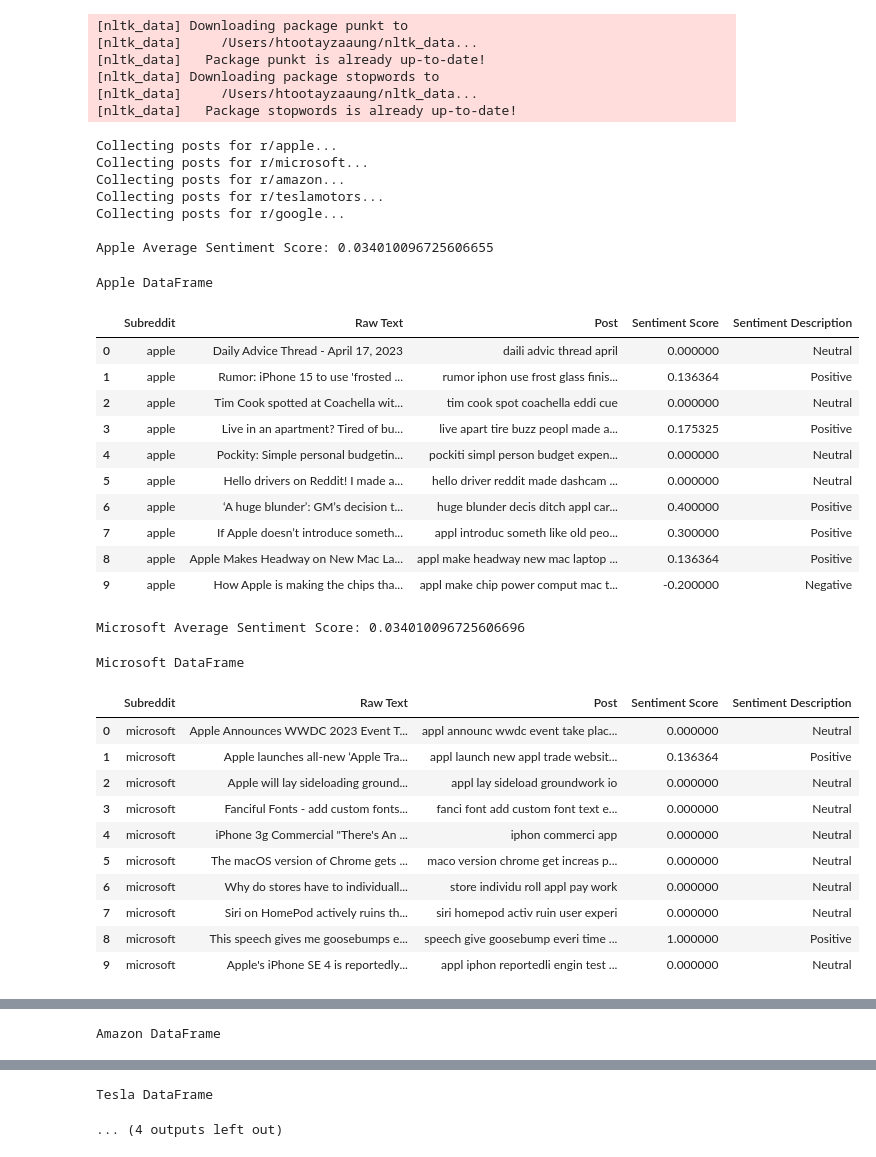
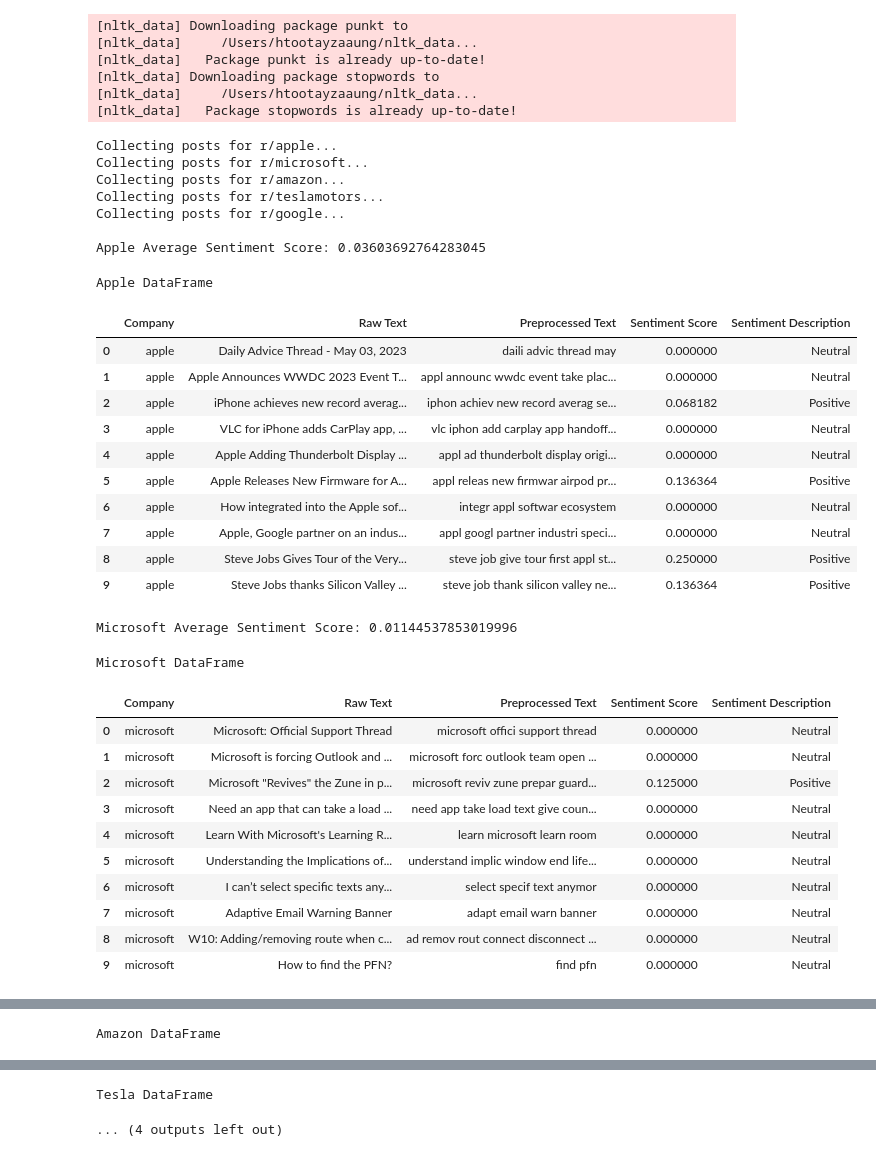
Before and after one commit to htootayzaaung/Data-Mining, a Jupyter notebook: Sentiment Analysis.ipynb, the cells around one changed output, grey strips where cells are left out. Cells and saved outputs as stored; diff of their text form; code cells hidden in the pictures.

```diff
--- a/Sentiment Analysis.ipynb
+++ b/Sentiment Analysis.ipynb
@@ -56,16 +56,11 @@ def preprocess_post(post):
 # List of subreddits to collect posts and analyze sentiment for
 subreddits = ["apple", "microsoft", "amazon", "teslamotors", "google"]
 
-# List to store preprocessed posts
+# Initialize the lists outside the loop
+subreddit_list = []
 preprocessed_posts = []
-
-# List to store raw posts
 raw_posts = []
-
-# List to store sentiment scores for each subreddit
 sentiment_scores = []
-
-# List to store sentiment descriptions for each score
 sentiment_descriptions = []
 
 # Loop through each subreddit and collect 1000 posts
@@ -95,70 +90,73 @@ for subreddit in subreddits:
             sentiment_description = "Neutral"
         sentiment_descriptions.append(sentiment_description)
 
+        # Append the subreddit name to the list
+        subreddit_list.append(subreddit)
+
 # Create a pandas dataframe to store the results
-data = {"Subreddit": subreddits * len(preprocessed_posts),
-        "Raw Text": raw_posts * len(subreddits),
-        "Post": preprocessed_posts * len(subreddits),
-        "Sentiment Score": sentiment_scores * len(subreddits),
-        "Sentiment Description": sentiment_descriptions * len(subreddits)}
+data = {"Company": subreddit_list,
+        "Raw Text": raw_posts,
+        "Preprocessed Text": preprocessed_posts,
+        "Sentiment Score": sentiment_scores,
+        "Sentiment Description": sentiment_descriptions}
 df = pd.DataFrame(data)
 
 # Create separate dataframes for each company
-apple_df = df[df['Subreddit'] == 'apple'].reset_index(drop=True)
+apple_df = df[df['Company'] == 'apple'].reset_index(drop=True)
 print("\nApple Average Sentiment Score:", apple_df['Sentiment Score'].mean())
 display(apple_df.head(10).style.set_properties(**{'text-align': 'left'}).set_table_styles([{'selector': 'th', 'props': [('text-align', 'left')]}]).set_caption("Apple DataFrame"))
 
-microsoft_df = df[df['Subreddit'] == 'microsoft'].reset_index(drop=True)
+microsoft_df = df[df['Company'] == 'microsoft'].reset_index(drop=True)
 print("Microsoft Average Sentiment Score:", microsoft_df['Sentiment Score'].mean())
 display(microsoft_df.head(10).style.set_properties(**{'text-align': 'left'}).set_table_styles([{'selector': 'th', 'props': [('text-align', 'left')]}]).set_caption("Microsoft DataFrame"))
 
-amazon_df = df[df['Subreddit'] == 'amazon'].reset_index(drop=True)
+amazon_df = df[df['Company'] == 'amazon'].reset_index(drop=True)
 print("Amazon Average Sentiment Score:", amazon_df['Sentiment Score'].mean())
 display(amazon_df.head(10).style.set_properties(**{'text-align': 'left'}).set_table_styles([{'selector': 'th', 'props': [('text-align', 'left')]}]).set_caption("Amazon DataFrame"))
 
-tesla_df = df[df['Subreddit'] == 'teslamotors'].reset_index(drop=True)
+tesla_df = df[df['Company'] == 'teslamotors'].reset_index(drop=True)
 print("Tesla Average Sentiment Score:", tesla_df['Sentiment Score'].mean())
 display(tesla_df.head(10).style.set_properties(**{'text-align': 'left'}).set_table_styles([{'selector': 'th', 'props': [('text-align', 'left')]}]).set_caption("Tesla DataFrame"))
 
-google_df = df[df['Subreddit'] == 'google'].reset_index(drop=True)
+google_df = df[df['Company'] == 'google'].reset_index(drop=True)
 print("Google Average Sentiment Score:", google_df['Sentiment Score'].mean())
 display(google_df.head(10).style.set_properties(**{'text-align': 'left'}).set_table_styles([{'selector': 'th', 'props': [('text-align', 'left')]}]).set_caption("Google DataFrame"))
 # %% [output]
 [nltk_data] Downloading package punkt to
 [nltk_data]     /Users/htootayzaaung/nltk_data...
 [nltk_data]   Package punkt is already up-to-date!
 [nltk_data] Downloading package stopwords to
 [nltk_data]     /Users/htootayzaaung/nltk_data...
 [nltk_data]   Package stopwords is already up-to-date!
 Collecting posts for r/apple...
 Collecting posts for r/microsoft...
 Collecting posts for r/amazon...
 Collecting posts for r/teslamotors...
 Collecting posts for r/google...
 
-Apple Average Sentiment Score: 0.034010096725606655
+Apple Average Sentiment Score: 0.03603692764283045
 Apple DataFrame
-|  | Subreddit | Raw Text | Post | Sentiment Score | Sentiment Description |
-| 0 | apple | Daily Advice Thread - April 17, 2023 | daili advic thread april | 0.000000 | Neutral |
-| 1 | apple | Rumor: iPhone 15 to use 'frosted ... | rumor iphon use frost glass finis... | 0.136364 | Positive |
-| 2 | apple | Tim Cook spotted at Coachella wit... | tim cook spot coachella eddi cue | 0.000000 | Neutral |
-| 3 | apple | Live in an apartment? Tired of bu... | live apart tire buzz peopl made a... | 0.175325 | Positive |
-| 4 | apple | Pockity: Simple personal budgetin... | pockiti simpl person budget expen... | 0.000000 | Neutral |
-| 5 | apple | Hello drivers on Reddit! I made a... | hello driver reddit made dashcam ... | 0.000000 | Neutral |
-| 6 | apple | ‘A huge blunder’: GM’s decision t... | huge blunder decis ditch appl car... | 0.400000 | Positive |
-| 7 | apple | If Apple doesn’t introduce someth... | appl introduc someth like old peo... | 0.300000 | Positive |
-| 8 | apple | Apple Makes Headway on New Mac La... | appl make headway new mac laptop ... | 0.136364 | Positive |
-| 9 | apple | How Apple is making the chips tha... | appl make chip power comput mac t... | -0.200000 | Negative |
+|  | Company | Raw Text | Preprocessed Text | Sentiment Score | Sentiment Description |
+| 0 | apple | Daily Advice Thread - May 03, 2023 | daili advic thread may | 0.000000 | Neutral |
+| 1 | apple | Apple Announces WWDC 2023 Event T... | appl announc wwdc event take plac... | 0.000000 | Neutral |
+| 2 | apple | iPhone achieves new record averag... | iphon achiev new record averag se... | 0.068182 | Positive |
+| 3 | apple | VLC for iPhone adds CarPlay app, ... | vlc iphon add carplay app handoff... | 0.000000 | Neutral |
+| 4 | apple | Apple Adding Thunderbolt Display ... | appl ad thunderbolt display origi... | 0.000000 | Neutral |
+| 5 | apple | Apple Releases New Firmware for A... | appl releas new firmwar airpod pr... | 0.136364 | Positive |
+| 6 | apple | How integrated into the Apple sof... | integr appl softwar ecosystem | 0.000000 | Neutral |
+| 7 | apple | Apple, Google partner on an indus... | appl googl partner industri speci... | 0.000000 | Neutral |
+| 8 | apple | Steve Jobs Gives Tour of the Very... | steve job give tour first appl st... | 0.250000 | Positive |
+| 9 | apple | Steve Jobs thanks Silicon Valley ... | steve job thank silicon valley ne... | 0.136364 | Positive |
-Microsoft Average Sentiment Score: 0.034010096725606696
+Microsoft Average Sentiment Score: 0.01144537853019996
 Microsoft DataFrame
-|  | Subreddit | Raw Text | Post | Sentiment Score | Sentiment Description |
-| 0 | microsoft | Apple Announces WWDC 2023 Event T... | appl announc wwdc event take plac... | 0.000000 | Neutral |
-| 1 | microsoft | Apple launches all-new ‘Apple Tra... | appl launch new appl trade websit... | 0.136364 | Positive |
-| 2 | microsoft | Apple will lay sideloading ground... | appl lay sideload groundwork io | 0.000000 | Neutral |
-| 3 | microsoft | Fanciful Fonts - add custom fonts... | fanci font add custom font text e... | 0.000000 | Neutral |
-| 4 | microsoft | iPhone 3g Commercial "There's An ... | iphon commerci app | 0.000000 | Neutral |
-| 5 | microsoft | The macOS version of Chrome gets ... | maco version chrome get increas p... | 0.000000 | Neutral |
-| 6 | microsoft | Why do stores have to individuall... | store individu roll appl pay work | 0.000000 | Neutral |
-| 7 | microsoft | Siri on HomePod actively ruins th... | siri homepod activ ruin user experi | 0.000000 | Neutral |
-| 8 | microsoft | This speech gives me goosebumps e... | speech give goosebump everi time ... | 1.000000 | Positive |
-| 9 | microsoft | Apple's iPhone SE 4 is reportedly... | appl iphon reportedli engin test ... | 0.000000 | Neutral |
+|  | Company | Raw Text | Preprocessed Text | Sentiment Score | Sentiment Description |
+| 0 | microsoft | Microsoft: Official Support Thread | microsoft offici support thread | 0.000000 | Neutral |
+| 1 | microsoft | Microsoft is forcing Outlook and ... | microsoft forc outlook team open ... | 0.000000 | Neutral |
+| 2 | microsoft | Microsoft "Revives" the Zune in p... | microsoft reviv zune prepar guard... | 0.125000 | Positive |
+| 3 | microsoft | Need an app that can take a load ... | need app take load text give coun... | 0.000000 | Neutral |
+| 4 | microsoft | Learn With Microsoft's Learning R... | learn microsoft learn room | 0.000000 | Neutral |
+| 5 | microsoft | Understanding the Implications of... | understand implic window end life... | 0.000000 | Neutral |
+| 6 | microsoft | I can’t select specific texts any... | select specif text anymor | 0.000000 | Neutral |
+| 7 | microsoft | Adaptive Email Warning Banner | adapt email warn banner | 0.000000 | Neutral |
+| 8 | microsoft | W10: Adding/removing route when c... | ad remov rout connect disconnect ... | 0.000000 | Neutral |
+| 9 | microsoft | How to find the PFN? | find pfn | 0.000000 | Neutral |
```
Also changed, not shown: parts of 2 cells of this notebook.
